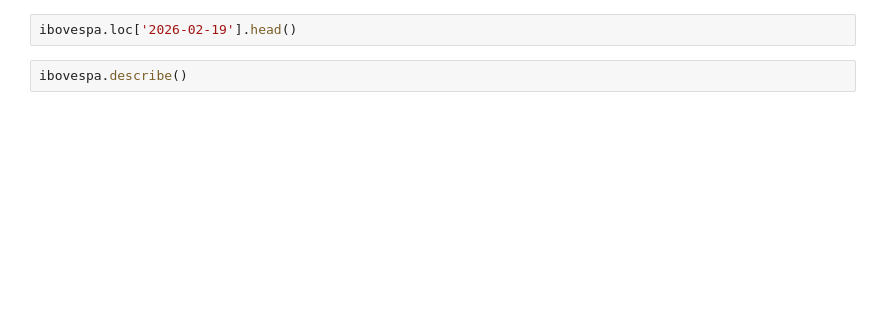
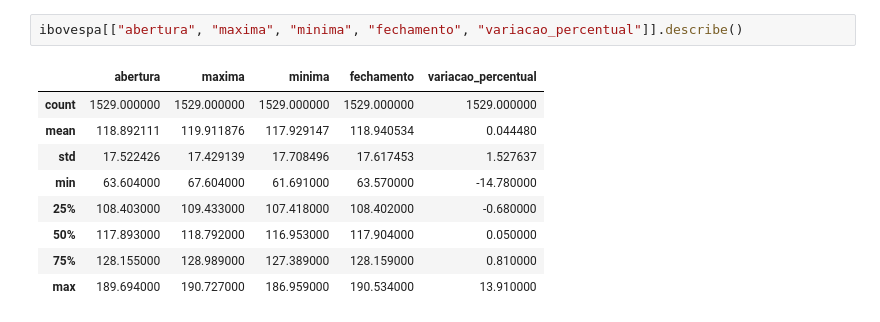
Before and after one commit to naruto112/data_analytics_fase2, a Jupyter notebook: modelagem/criacao_modelo.ipynb, the cells around one changed output. Saved outputs shown, nothing was run; the diff lists cells and outputs as text; blank space fills up the shorter version.

```diff
--- a/modelagem/criacao_modelo.ipynb
+++ b/modelagem/criacao_modelo.ipynb
@@ -12,6 +20,14 @@ ibovespa.head()
-# %%
-ibovespa.loc['2026-02-19'].head()
 # %%
-ibovespa.describe()
+ibovespa[["abertura", "maxima", "minima", "fechamento", "variacao_percentual"]].describe()
+# %% [output]
+|  | abertura | maxima | minima | fechamento | variacao_percentual |
+| count | 1529.000000 | 1529.000000 | 1529.000000 | 1529.000000 | 1529.000000 |
+| mean | 118.892111 | 119.911876 | 117.929147 | 118.940534 | 0.044480 |
+| std | 17.522426 | 17.429139 | 17.708496 | 17.617453 | 1.527637 |
+| min | 63.604000 | 67.604000 | 61.691000 | 63.570000 | -14.780000 |
+| 25% | 108.403000 | 109.433000 | 107.418000 | 108.402000 | -0.680000 |
+| 50% | 117.893000 | 118.792000 | 116.953000 | 117.904000 | 0.050000 |
+| 75% | 128.155000 | 128.989000 | 127.389000 | 128.159000 | 0.810000 |
+| max | 189.694000 | 190.727000 | 186.959000 | 190.534000 | 13.910000 |
 # %%
 sns.boxplot(x='status', y='fechamento', data=ibovespa, palette='hls')
```
Also changed, not shown: parts of 25 cells of this notebook, 5 other files.
